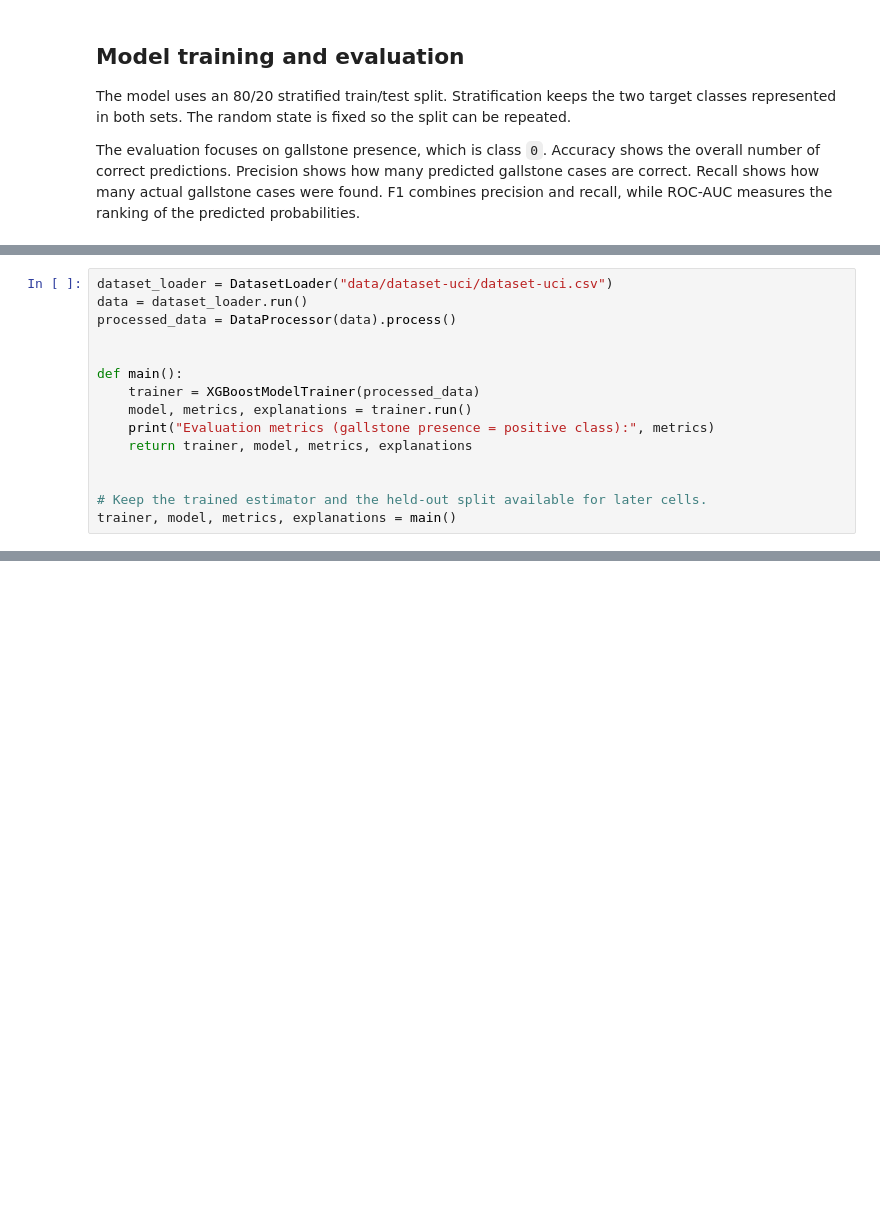
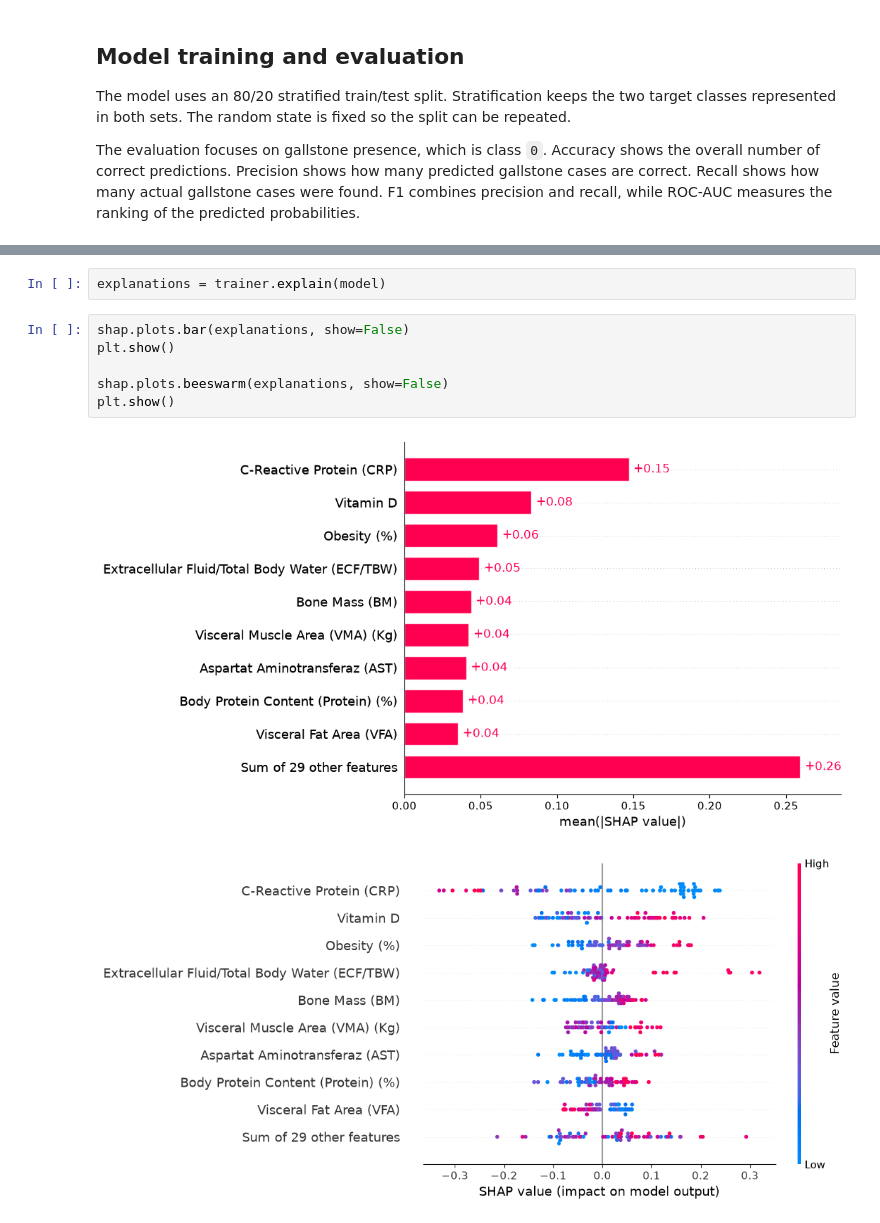
Before and after one commit to xeloyzus/Machine-Learning, a Jupyter notebook: Gallastone_ML.ipynb, the cells around one changed output, grey strips where cells are left out. Cells and saved outputs as stored; diff of their text form; blank space fills up the shorter version.

```diff
--- a/Gallastone_ML.ipynb
+++ b/Gallastone_ML.ipynb
@@ -651,15 +489,0 @@ The last cell uses the held-out test data for the confusion matrix and the SHAP
-# %%
-dataset_loader = DatasetLoader("data/dataset-uci/dataset-uci.csv")
-data = dataset_loader.run()
-processed_data = DataProcessor(data).process()
-
-
-def main():
-    trainer = XGBoostModelTrainer(processed_data)
-    model, metrics, explanations = trainer.run()
-    print("Evaluation metrics (gallstone presence = positive class):", metrics)
-    return trainer, model, metrics, explanations
-
-
-# Keep the trained estimator and the held-out split available for later cells.
-trainer, model, metrics, explanations = main()
@@ -684,0 +494,11 @@ plt.show()
+# %%
+explanations = trainer.explain(model)
+# %%
+shap.plots.bar(explanations, show=False)
+plt.show()
+
+shap.plots.beeswarm(explanations, show=False)
+plt.show()
+# %% [output]
+[figure, added]
+[figure, added]
```
Also changed, not shown: parts of 18 cells of this notebook, 1 other file.
